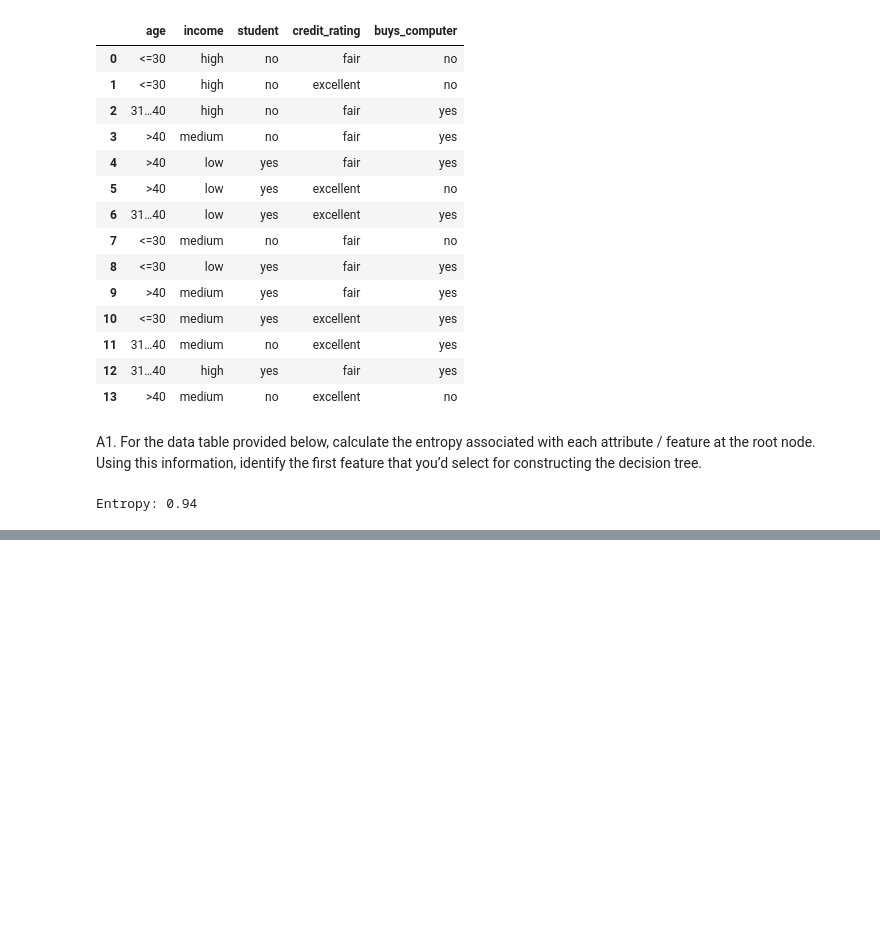
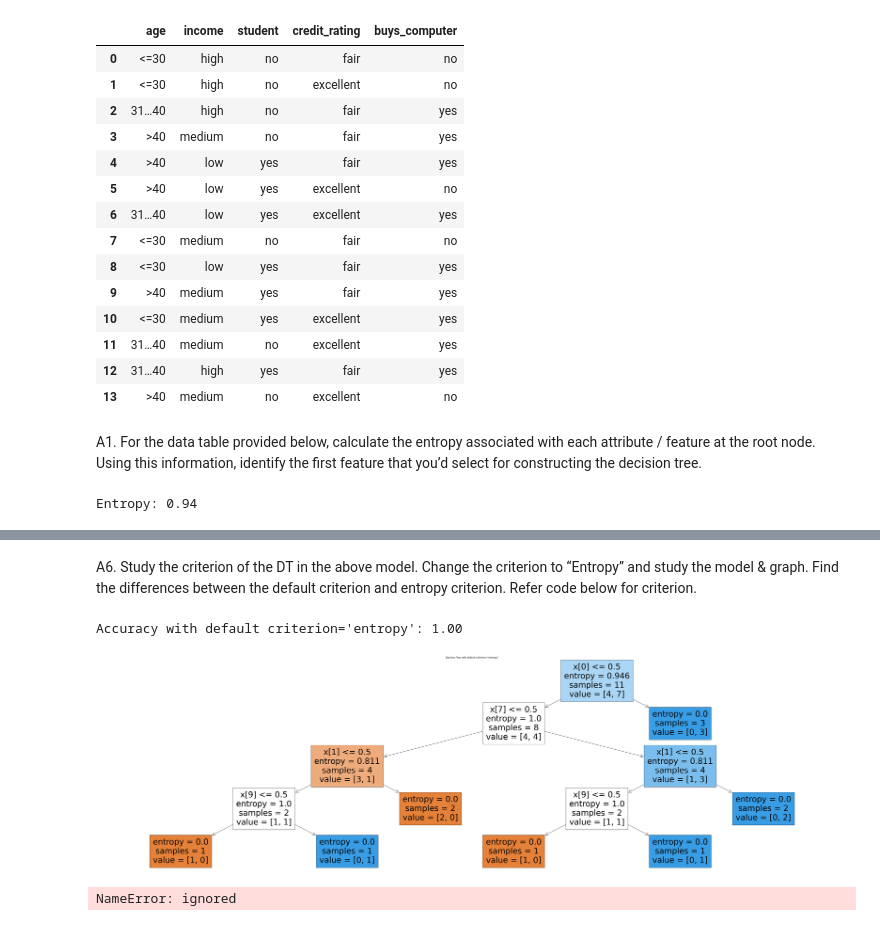
Before and after one commit to Ram465/ML, a Jupyter notebook: Lab4_ML.ipynb, the cells around one changed output, grey strips where cells are left out. Cells and saved outputs as stored; diff of their text form; code cells hidden in the pictures; blank space fills up the shorter version.

```diff
--- a/Lab4_ML.ipynb
+++ b/Lab4_ML.ipynb
@@ -54,0 +182,48 @@ Entropy: 0.94
+# %% [markdown]
+A6. Study the criterion of the DT in the above model. Change the criterion to “Entropy” and study
+the model & graph. Find the differences between the default criterion and entropy criterion. Refer
+code below for criterion.
+# %%
+clf_entropy = DecisionTreeClassifier(max_depth= 5,criterion="entropy")
+
+# Fit the classifier on the training data
+clf_entropy.fit(X_train, y_train)
+
+# Predict on the test data
+y_pred_entropy = clf_entropy.predict(X_test)
+
+# Calculate accuracy
+accuracy_entropy = accuracy_score(y_test, y_pred_entropy)
+print(f"Accuracy with default criterion='entropy': {accuracy_entropy:.2f}")
+
+# Visualize the decision tree with "entropy" criterion
+plt.figure(figsize=(70, 20))
+plot_tree(clf_entropy, filled=True)
+plt.title('Decision Tree with default criterion="entropy"')
+plt.show()
+# %% [output]
+Accuracy with default criterion='entropy': 1.00
+[figure, added]
+# %%
+from sklearn.ensemble import RandomForestClassifier
+from sklearn.metrics import accuracy_score, classification_report
+ #Evaluation Desicion tree
+report_tree = classification_report(y_test, y_pred)
+print("Classification Report of DecisionTree:")
+print(report_tree)
+
+random_forest_classifier = RandomForestClassifier(n_estimators=100, random_state=42)
+random_forest_classifier.fit(X_train, y_train)
+
+
+y_pred_rf = random_forest_classifier.predict(X_test)
+
+# Evaluate the Random Forest classifier
+accuracy_rf = accuracy_score(y_test, y_pred_rf)
+report_rf = classification_report(y_test, y_pred_rf)
+print("\nRandom Forest Classifier:")
+print(f"Accuracy: {accuracy_rf:.2f}")
+print("Classification Report of Random Forest classifier:")
+print(report_rf)
+# %% [output]
+NameError: ignored
```
Also changed, not shown: parts of 8 cells of this notebook.
